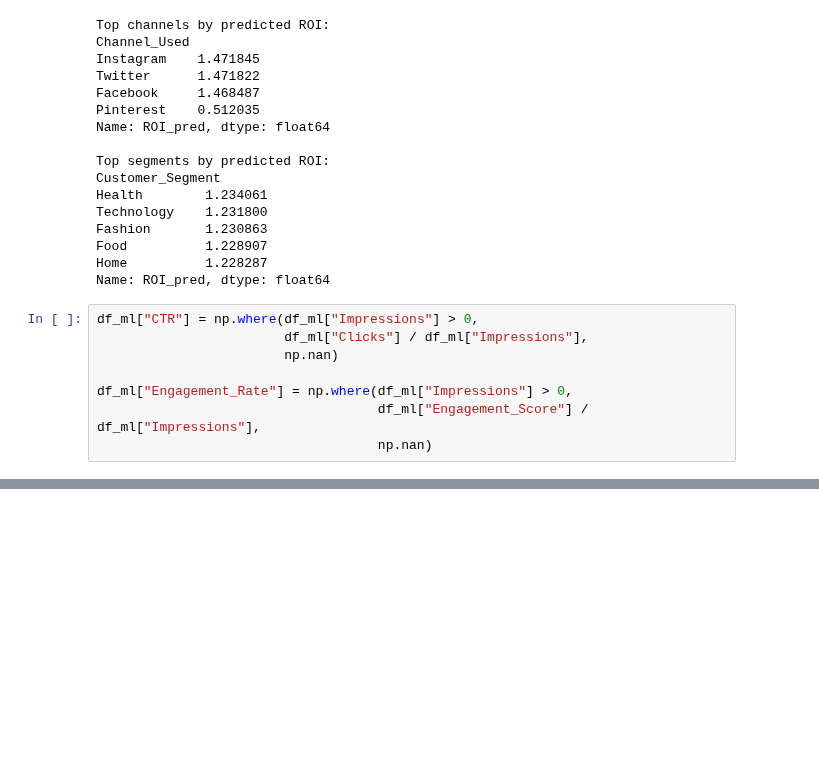
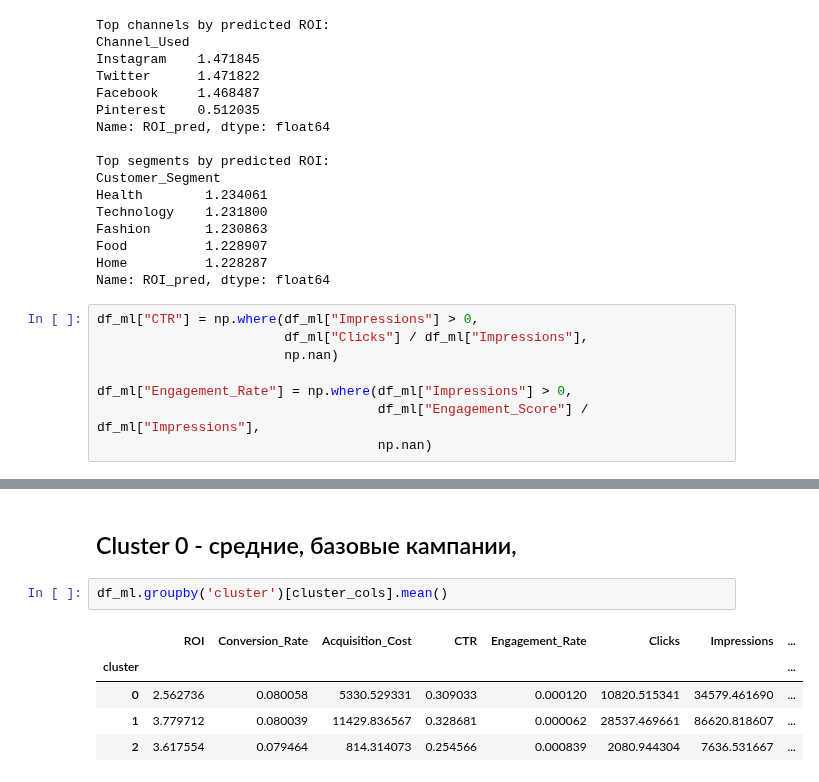
Before and after one commit to agentic-lab-club/centralized-advertising-ai-analytics, a Jupyter notebook: MML/ml.ipynb, the cells around one changed output, grey strips where cells are left out. Cells and saved outputs as stored; diff of their text form; blank space fills up the shorter version.

```diff
--- a/MML/ml.ipynb
+++ b/MML/ml.ipynb
@@ -417,0 +438,10 @@ print(df_ml[['ROI','Conversion_Rate','Acquisition_Cost','cluster']].head(5))
+# %% [markdown]
+## Cluster 0 - средние, базовые кампании,
+# %%
+df_ml.groupby('cluster')[cluster_cols].mean()
+# %% [output]
+|  | ROI | Conversion_Rate | Acquisition_Cost | CTR | Engagement_Rate | Clicks | Impressions | ... |
+| cluster |  |  |  |  |  |  |  | ... |
+| 0 | 2.562736 | 0.080058 | 5330.529331 | 0.309033 | 0.000120 | 10820.515341 | 34579.461690 | ... |
+| 1 | 3.779712 | 0.080039 | 11429.836567 | 0.328681 | 0.000062 | 28537.469661 | 86620.818607 | ... |
+| 2 | 3.617554 | 0.079464 | 814.314073 | 0.254566 | 0.000839 | 2080.944304 | 7636.531667 | ... |
```
Also changed, not shown: parts of 7 cells of this notebook, 1 other file.
